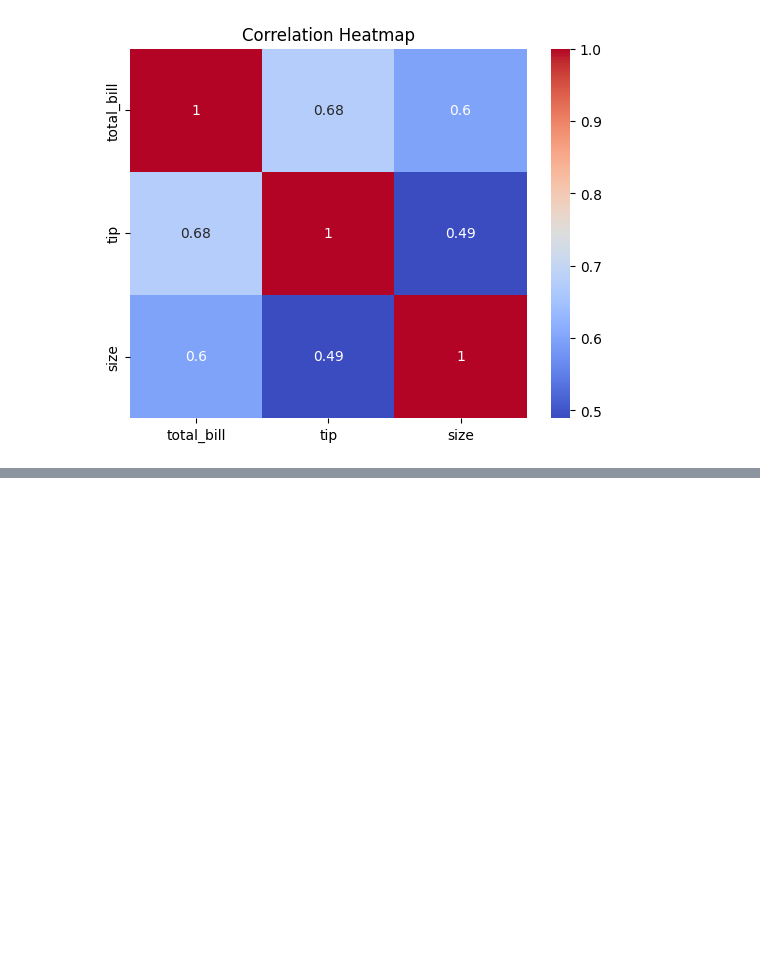
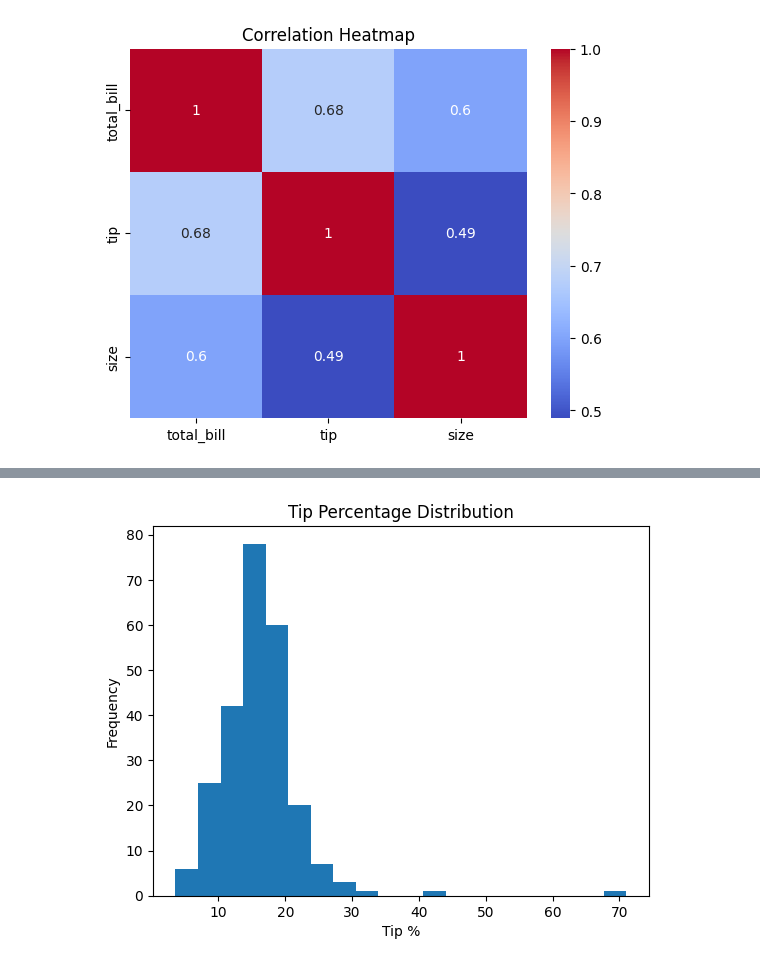
Before and after one commit to kevinsamuel-byte/Ecommerce-Data-Analysis, a Jupyter notebook: Ecommerce_Data_Analysis.ipynb, the cells around one changed output, grey strips where cells are left out. Drawn from its saved outputs; the diff is of its cells as text; code cells hidden in the pictures; blank space fills up the shorter version.

```diff
--- a/Ecommerce_Data_Analysis.ipynb
+++ b/Ecommerce_Data_Analysis.ipynb
@@ -121,0 +170,3 @@ plt.show()
+# %%
+df['tip_percent'] = (df['tip'] / df['total_bill']) * 100
+df[['tip_percent']].head()
@@ -121,0 +193,8 @@ plt.show()
+# %%
+plt.hist(df['tip_percent'], bins=20)
+plt.title("Tip Percentage Distribution")
+plt.xlabel("Tip %")
+plt.ylabel("Frequency")
+plt.show()
+# %% [output]
+[figure, added]
```
Also changed, not shown: parts of 13 cells of this notebook.
